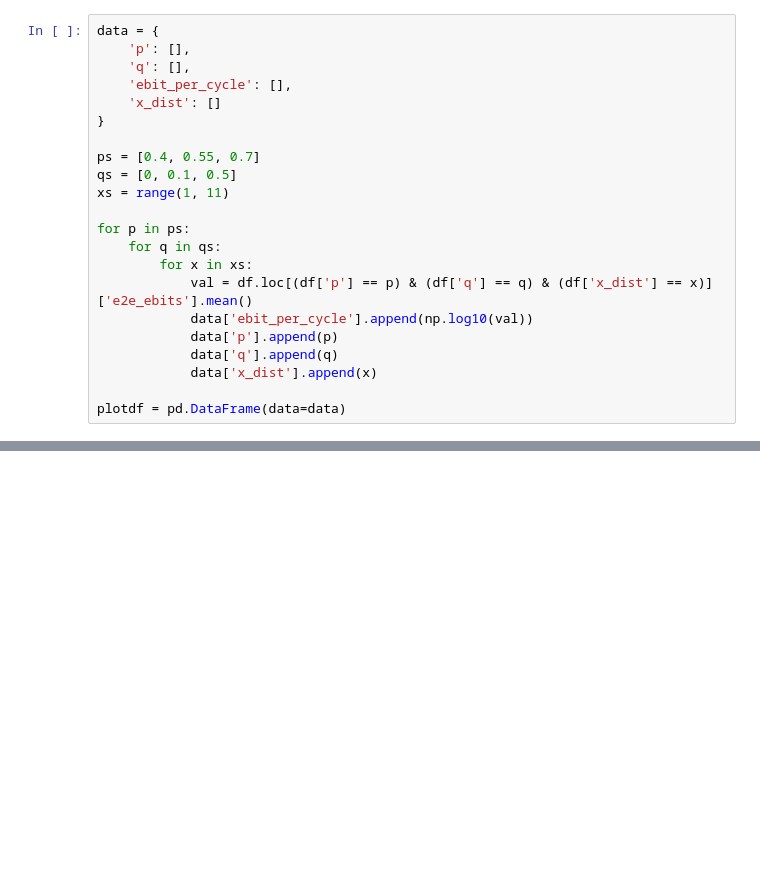
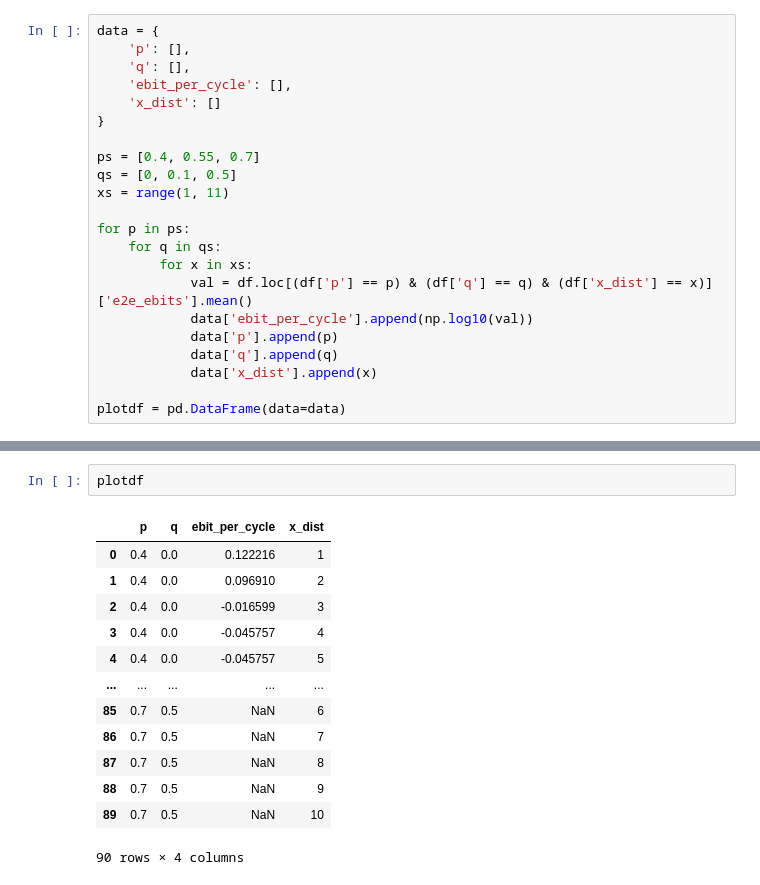
Before and after one commit to huzaifahnadeem/qnet-sim, a Jupyter notebook: src/exp_graph.ipynb, the cells around one changed output, grey strips where cells are left out. Drawn from its saved outputs; the diff is of its cells as text; blank space fills up the shorter version.

```diff
--- a/src/exp_graph.ipynb
+++ b/src/exp_graph.ipynb
@@ -113,0 +131,16 @@ ax.set_ylabel('log10( ebits/timeslot )')
+# %%
+plotdf
+# %% [output]
+|  | p | q | ebit_per_cycle | x_dist |
+| 0 | 0.4 | 0.0 | 0.122216 | 1 |
+| 1 | 0.4 | 0.0 | 0.096910 | 2 |
+| 2 | 0.4 | 0.0 | -0.016599 | 3 |
+| 3 | 0.4 | 0.0 | -0.045757 | 4 |
+| 4 | 0.4 | 0.0 | -0.045757 | 5 |
+| ... | ... | ... | ... | ... |
+| 85 | 0.7 | 0.5 | NaN | 6 |
+| 86 | 0.7 | 0.5 | NaN | 7 |
+| 87 | 0.7 | 0.5 | NaN | 8 |
+| 88 | 0.7 | 0.5 | NaN | 9 |
+| 89 | 0.7 | 0.5 | NaN | 10 |
+90 rows × 4 columns
```
Also changed, not shown: parts of 3 cells of this notebook, 2 other files.
